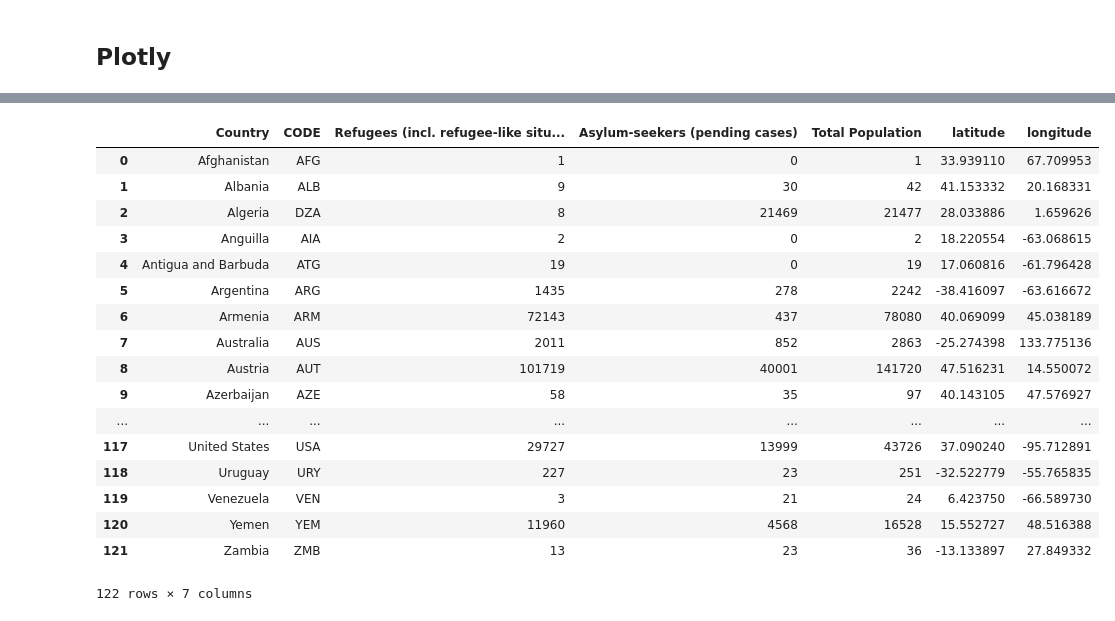
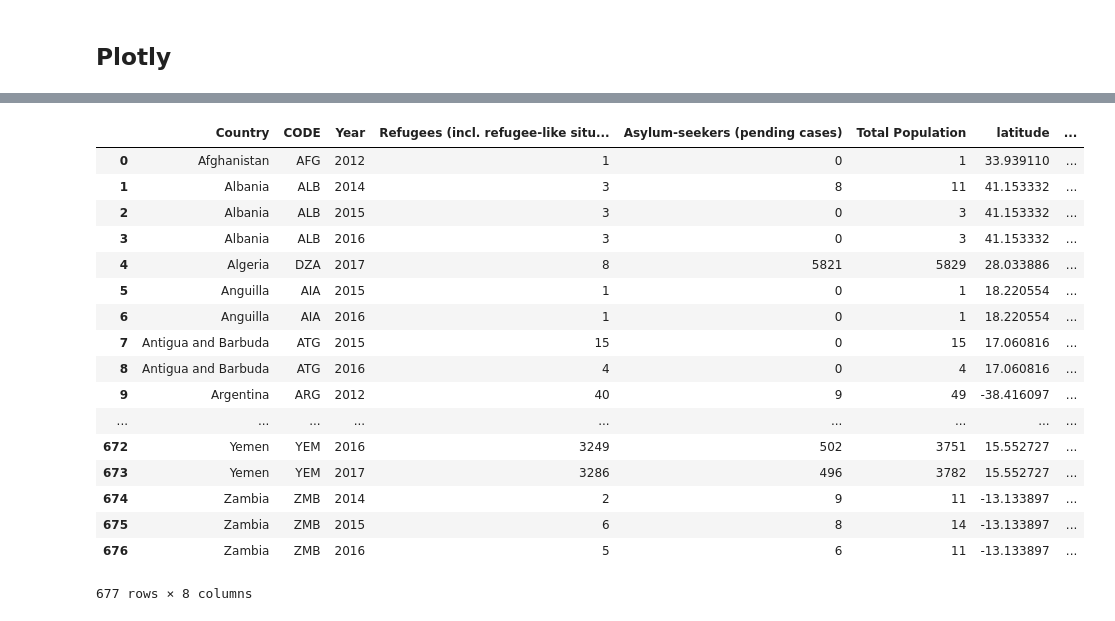
Before and after one commit to romansul/syrian-civil-war, a Jupyter notebook: New Refugee World.ipynb, the cells around one changed output, grey strips where cells are left out. Cells and saved outputs as stored; diff of their text form; code cells hidden in the pictures.

```diff
--- a/New Refugee World.ipynb
+++ b/New Refugee World.ipynb
@@ -178,3 +171,5 @@ new_total_df
 # %%
 # remove rows where refugees == 0
-new_total_df = new_total_df[new_total_df['Refugees (incl. refugee-like situations)'] != 0]
+#new_total_df = new_total_df[new_total_df['Refugees (incl. refugee-like situations)'] != 0]
+
+new_total_df = merged_df[merged_df['Refugees (incl. refugee-like situations)'] != 0]
@@ -196,4 +178,7 @@ new_total_df = new_total_df[new_total_df['Refugees (incl. refugee-like situation
 all_code_df = new_total_df.set_index('Country').join(locations_df.set_index('name'))
 all_code_df = all_code_df.reset_index()
 all_code_df = all_code_df.drop(['country'], axis=1)
-all_code_df.to_csv('clean_refugee_data.csv',index=False, header=True)
+all_code_df.rename(columns={'index':'Country'}, inplace=True)
+
+all_code_df
+#all_code_df.to_csv('clean_refugee_data.csv',index=False, header=True)
@@ -200,40 +204,40 @@ all_code_df.to_csv('clean_refugee_data.csv',index=False, header=True)
 # %%
 # # add coordinates for South Korea
 all_code_df.at[71, 'latitude'] = 35.9078
 all_code_df.at[71, 'longitude'] = 127.7669
 
 # Macdeonia
 all_code_df.at[81, 'latitude'] = 41.6086
 all_code_df.at[81, 'longitude'] = 21.7453
 
 # Sint Maarten
 all_code_df.at[114,'latitude'] = 18.0347
 all_code_df.at[114,'longitude'] = -63.0681
 
 # Congo
 all_code_df.at[31,'latitude'] = -4.038333
 all_code_df.at[31,'longitude'] = 21.758664
-all_code_df.to_csv('clean_refugee_data.csv',index=False, header=True)
+#all_code_df.to_csv('clean_refugee_data.csv',index=False, header=True)
 all_code_df
 # %% [output]
-|  | Country | CODE | Refugees (incl. refugee-like situ... | Asylum-seekers (pending cases) | Total Population | latitude | longitude |
-| 0 | Afghanistan | AFG | 1 | 0 | 1 | 33.939110 | 67.709953 |
-| 1 | Albania | ALB | 9 | 30 | 42 | 41.153332 | 20.168331 |
-| 2 | Algeria | DZA | 8 | 21469 | 21477 | 28.033886 | 1.659626 |
-| 3 | Anguilla | AIA | 2 | 0 | 2 | 18.220554 | -63.068615 |
-| 4 | Antigua and Barbuda | ATG | 19 | 0 | 19 | 17.060816 | -61.796428 |
-| 5 | Argentina | ARG | 1435 | 278 | 2242 | -38.416097 | -63.616672 |
-| 6 | Armenia | ARM | 72143 | 437 | 78080 | 40.069099 | 45.038189 |
-| 7 | Australia | AUS | 2011 | 852 | 2863 | -25.274398 | 133.775136 |
-| 8 | Austria | AUT | 101719 | 40001 | 141720 | 47.516231 | 14.550072 |
-| 9 | Azerbaijan | AZE | 58 | 35 | 97 | 40.143105 | 47.576927 |
-| ... | ... | ... | ... | ... | ... | ... | ... |
-| 117 | United States | USA | 29727 | 13999 | 43726 | 37.090240 | -95.712891 |
-| 118 | Uruguay | URY | 227 | 23 | 251 | -32.522779 | -55.765835 |
-| 119 | Venezuela | VEN | 3 | 21 | 24 | 6.423750 | -66.589730 |
-| 120 | Yemen | YEM | 11960 | 4568 | 16528 | 15.552727 | 48.516388 |
-| 121 | Zambia | ZMB | 13 | 23 | 36 | -13.133897 | 27.849332 |
+|  | Country | CODE | Year | Refugees (incl. refugee-like situ... | Asylum-seekers (pending cases) | Total Population | latitude | ... |
+| 0 | Afghanistan | AFG | 2012 | 1 | 0 | 1 | 33.939110 | ... |
+| 1 | Albania | ALB | 2014 | 3 | 8 | 11 | 41.153332 | ... |
+| 2 | Albania | ALB | 2015 | 3 | 0 | 3 | 41.153332 | ... |
+| 3 | Albania | ALB | 2016 | 3 | 0 | 3 | 41.153332 | ... |
+| 4 | Algeria | DZA | 2017 | 8 | 5821 | 5829 | 28.033886 | ... |
+| 5 | Anguilla | AIA | 2015 | 1 | 0 | 1 | 18.220554 | ... |
+| 6 | Anguilla | AIA | 2016 | 1 | 0 | 1 | 18.220554 | ... |
+| 7 | Antigua and Barbuda | ATG | 2015 | 15 | 0 | 15 | 17.060816 | ... |
+| 8 | Antigua and Barbuda | ATG | 2016 | 4 | 0 | 4 | 17.060816 | ... |
+| 9 | Argentina | ARG | 2012 | 40 | 9 | 49 | -38.416097 | ... |
+| ... | ... | ... | ... | ... | ... | ... | ... | ... |
+| 672 | Yemen | YEM | 2016 | 3249 | 502 | 3751 | 15.552727 | ... |
+| 673 | Yemen | YEM | 2017 | 3286 | 496 | 3782 | 15.552727 | ... |
+| 674 | Zambia | ZMB | 2014 | 2 | 9 | 11 | -13.133897 | ... |
+| 675 | Zambia | ZMB | 2015 | 6 | 8 | 14 | -13.133897 | ... |
+| 676 | Zambia | ZMB | 2016 | 5 | 6 | 11 | -13.133897 | ... |
-122 rows × 7 columns
+677 rows × 8 columns
 # %%
 # was experimenting with removing the "trace 0" when hovering over countries
 # removes rows where Country column has nan
```
Also changed, not shown: parts of 18 cells of this notebook.
